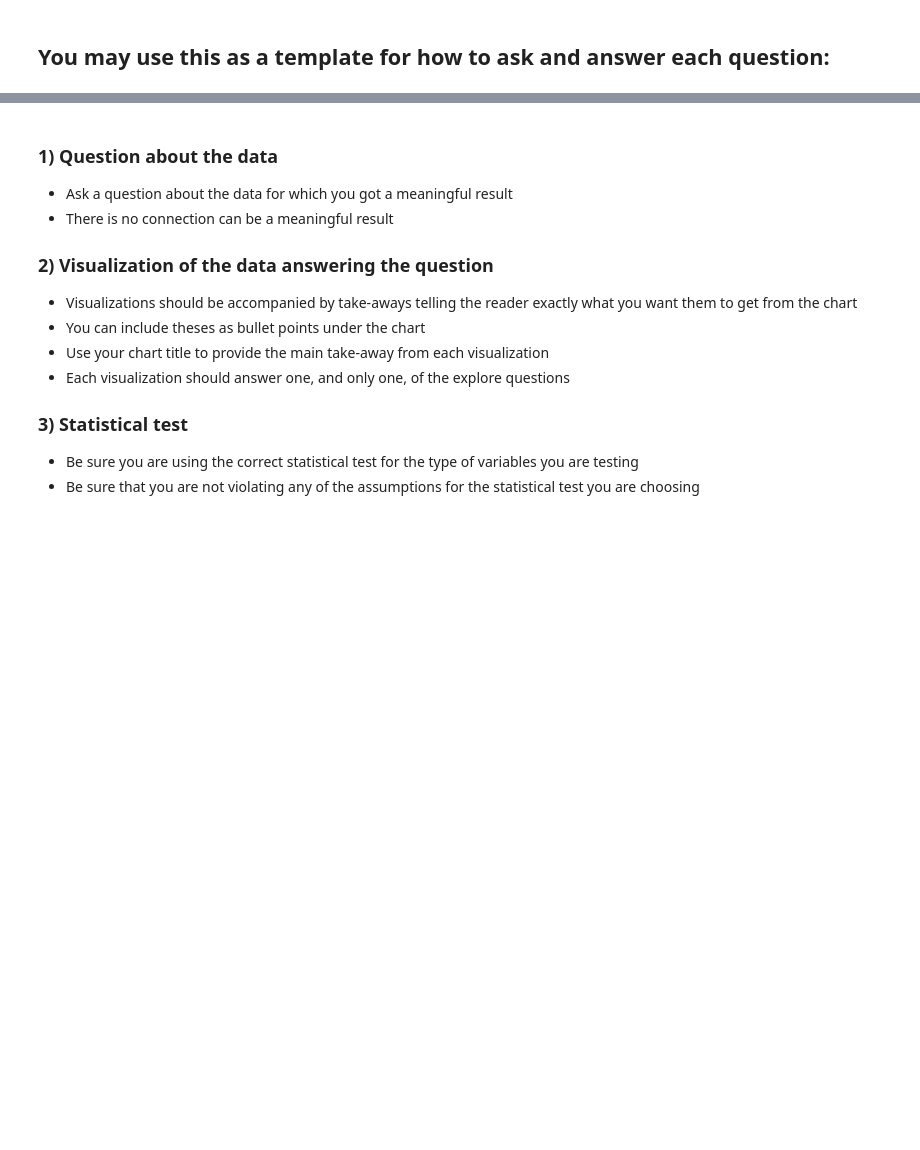
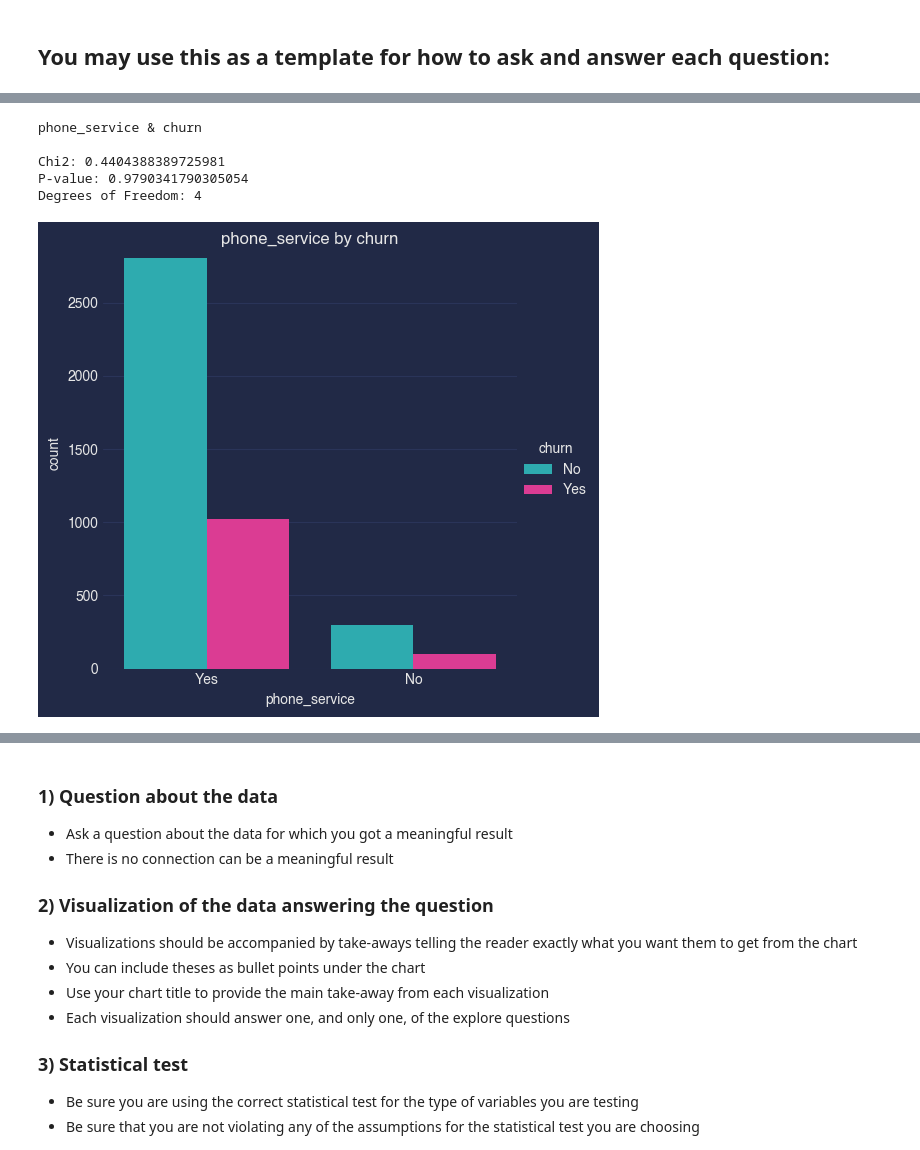
Before and after one commit to Josue-Gonzalez627/Telco_Classification_Project, a Jupyter notebook: project_template.ipynb, the cells around one changed output, grey strips where cells are left out. Cells and saved outputs as stored; diff of their text form; code cells hidden in the pictures; blank space fills up the shorter version.

```diff
--- a/project_template.ipynb
+++ b/project_template.ipynb
@@ -149,0 +193,10 @@ print(round((df.churn == 'Yes').sum() / len(df),2)*100)
+# %%
+# Use explore_categorical using train data to run Chi2 and plot
+e.explore_categorical(train, 'churn', 'phone_service')
+# %% [output]
+phone_service & churn
+
+Chi2: 0.4404388389725981
+P-value: 0.9790341790305054
+Degrees of Freedom: 4
+[figure, added]
```
Also changed, not shown: parts of 15 cells of this notebook, 1 other file.
